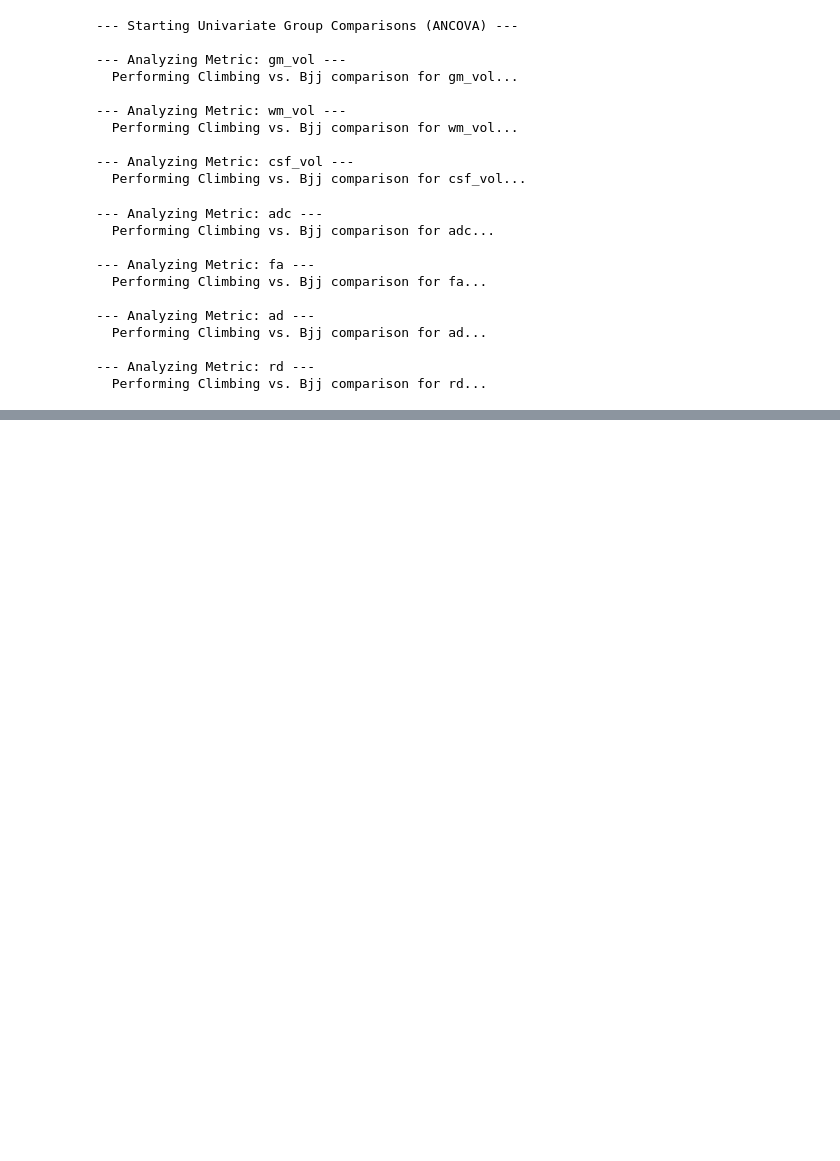
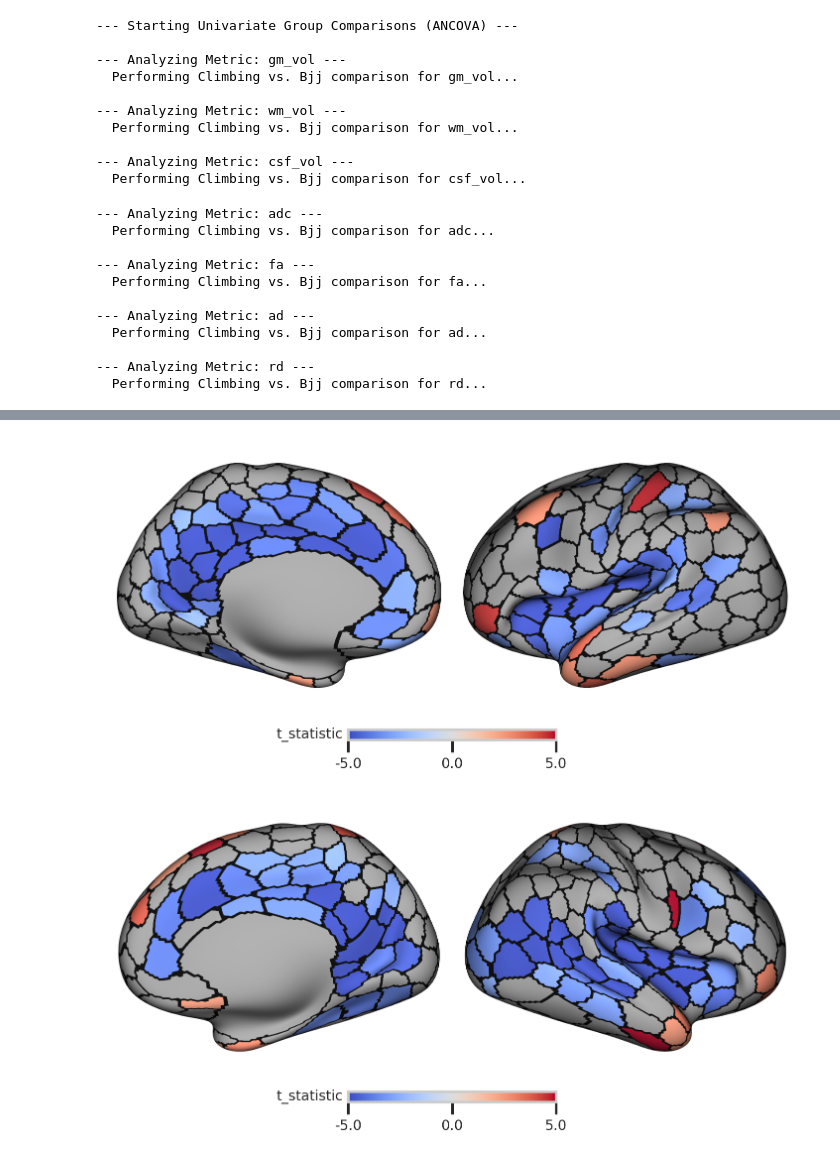
Before and after one commit to GalKepler/athletes_brain, a Jupyter notebook: notebooks/fig1/fig1.ipynb, the cells around one changed output, grey strips where cells are left out. Saved outputs shown, nothing was run; the diff lists cells and outputs as text; code cells hidden in the pictures; blank space fills up the shorter version.

```diff
--- a/notebooks/fig1/fig1.ipynb
+++ b/notebooks/fig1/fig1.ipynb
@@ -75,10 +75,10 @@ COL_REF = "0.35"  # census reference (neutral grey)
 ATLAS = "schaefer2018tian2020_400_7"
 region_col = "index"
 # Load important files
-DATA_DIR = Path("/home/galkepler/Projects/athletes_brain/data")
+DATA_DIR = Path("/home/groot/Projects/athletes_brain/data")
 
 # Output directory for figures
-OUTPUT_DIR = Path("/home/galkepler/Projects/athletes_brain/figures/fig1")
+OUTPUT_DIR = Path("/home/groot/Projects/athletes_brain/figures/fig1")
 OUTPUT_DIR.mkdir(parents=True, exist_ok=True)
 
 # Load the data
@@ -260,7 +269,16 @@ for metric_type, df_metric in data.items():
             formula = " + ".join(formula_parts)
             # break
             try:
-                model = ols(formula, data=cur_df).fit()
+                # model = ols(formula, data=cur_df).fit()
+                # do wls with weights to correct the imbalance in group sizes
+                groups_ratio = (
+                    cur_df["group"].value_counts(normalize=True).to_dict()
+                )
+                # put more weights on the smaller group, so we need to invert the ratio
+                groups_ratio = {k: 1 / v for k, v in groups_ratio.items()}
+                weights = cur_df["group"].map(groups_ratio)
+                model = wls(formula, data=cur_df, weights=weights).fit()
+                # Perform ANOVA to get F-statistic and p-value
                 aov_table = sm.stats.anova_lm(model, typ=2)
                 group_p_value = aov_table.loc[
                     "C(group, Treatment(reference='Climbing'))", "PR(>F)"
@@ -437,0 +433,45 @@ for hemi, hemi_data, key, vis_data in zip(
+# %%
+vmin = -5
+vmax = 5
+
+# Corrected loop for plotting each hemisphere independently
+for hemi_key, hemi_surf_data, mapped_data, parcellation_data in zip(
+    ["left", "right"],  # The key for surfplot's dictionary
+    [lh, rh],  # The surface object for the current hemisphere
+    [data_lh_mapped, data_rh_mapped],  # The mapped data for the current hemisphere
+    [lh_parc, rh_parc],  # The parcellation for the current hemisphere
+):
+    # ---------------------------------------------------------------------
+    # 5.  BUILD THE PLOT
+    # ---------------------------------------------------------------------
+    pref_surf = {"surf_lh": hemi_surf_data if hemi_key == "left" else None,
+                 "surf_rh": hemi_surf_data if hemi_key == "right" else None}
+    p = Plot(
+        **pref_surf,  # Unpack the surface dictionary
+        views=["medial", "lateral"],  # Show both medial and lateral for this hemi
+        size=(800, 300),  # px; change as needed
+        zoom=1.6,
+        layout="row",  # For a single hemisphere, row is fine
+        mirror_views=False,  # Set to False, as we are plotting one hemi at a time
+    )
+
+    # ---- main data layer -------------------------------------------------
+    # Pass only the data for the current hemisphere
+    # The dictionary now contains only one key-value pair for the current hemisphere
+    p.add_layer(
+        {hemi_key: mapped_data},
+        cmap="coolwarm",
+        color_range=(vmin, vmax),  # Use symmetric range
+        # norm=norm,  # Apply the symmetric normalization
+        cbar_label=value_column,
+        cbar=True,  # Ensure colorbar is shown for each plot if desired, or handle globally
+    )
+    # ---- outline layer ---------------------------------------------------
+    p.add_layer({hemi_key: parcellation_data}, cmap="gray", as_outline=True, cbar=False)
+
+    fig = p.build(
+        # cbar_kws=dict(location="bottom", decimals=2, shrink=0.6)
+    )  # Added cbar_kws for better cbar display
+# %% [output]
+[figure, added]
+[figure, added]
```
Also changed, not shown: parts of 6 cells of this notebook, 1 other file.
